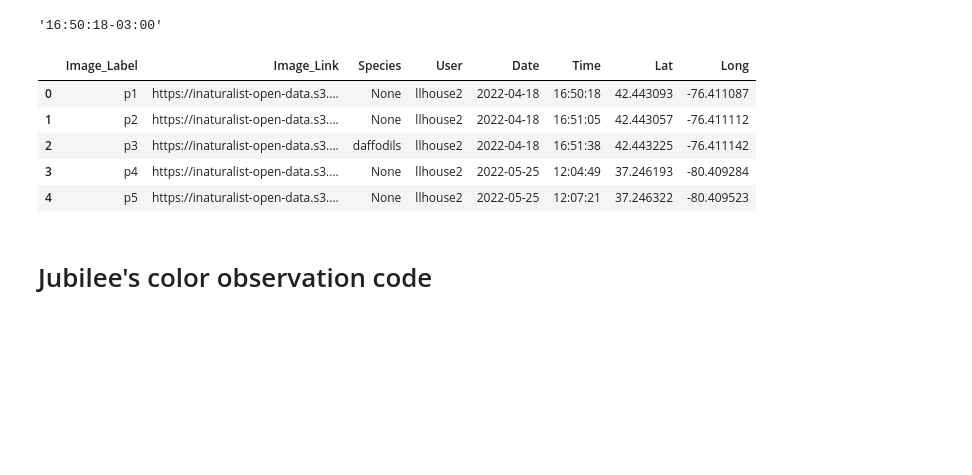
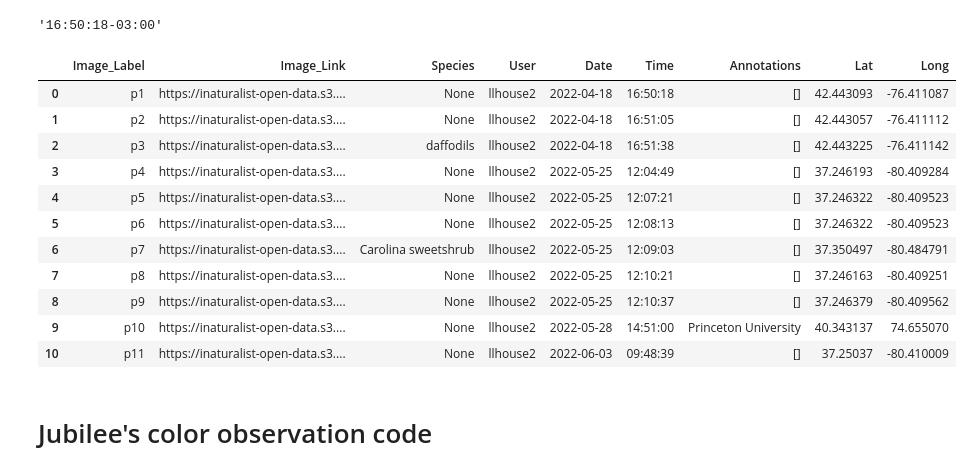
Before and after one commit to JiayueLin-CS/Quest_Project_2022, a Jupyter notebook: Quest_Project_2022.ipynb, the cells around one changed output. Cells and saved outputs as stored; diff of their text form; code cells hidden in the pictures; blank space fills up the shorter version.

Commit message:
update annotations

```diff
--- a/Quest_Project_2022.ipynb
+++ b/Quest_Project_2022.ipynb
@@ -36,6 +34,8 @@ df_user_login = []
 # Store public/positional accuracy
 # df_pos_acc = []
 # df_pub_pos_acc = []
+# Store annotations
+df_annotations = []
 
 for obs in observations['results']:
     # From dict to dataframe
@@ -55,6 +55,11 @@ for obs in observations['results']:
     else:
         lat = '             40.343137'
         lon = '             74.655070'
+    # Get annotations
+    if obs.get('annotations') is not None and lat == '             40.343137' and lon == '             74.655070':
+        anno = 'Princeton University'
+    else:
+        anno = obs.get('annotations')
         # pos_acc = 'None'
         # pub_pos_acc = 'None'
     # Get site url
@@ -82,6 +87,7 @@ for obs in observations['results']:
     df_user_login.append(user_login)
     # df_pos_acc.append(pos_acc)
     # df_pub_pos_acc.append(pub_pos_acc)
+    df_annotations.append(anno)
 
 # Concatenate all dataframes
 iNatStruct = pd.concat(df_list)
@@ -95,6 +101,7 @@ iNatStruct['site_url'] = df_site_url
 iNatStruct['User'] = df_user_login
 # iNatStruct['positional_accuracy'] = df_pos_acc
 # iNatStruct['public_positional_accuracy'] = df_pub_pos_acc
+iNatStruct['annotations'] = df_annotations
 
 # Replace image size from 'square' to 'medium' and 'large'
 iNatStruct['Image_Link'] = iNatStruct['square_image_url'].replace('square', 'medium', regex=True)
@@ -105,6 +112,7 @@ iNatStruct = iNatStruct.reset_index()
 # iNatStruct = iNatStruct.drop(['index'], axis=1)
 
 iNatStruct
+# observations['results']
 # %% [output]
 |  | index | quality_grade | time_observed_at | taxon_geoprivacy | annotations | uuid | id | ... |
 | 0 | 0 | casual | 2022-04-18T16:50:18-03:00 | None | [] | e2e206d6-9515-484b-aa6f-367d15bda0d8 | 111964021 | ... |
@@ -174,26 +183,33 @@ def removeChara(char):
 iNatStruct['observed_time'] = iNatStruct.observed_time.map(lambda t: removeChara(t))
 # %%
 # Rename columns
-iNatStruct.rename(columns = {'species_guess':'Species', 'observed_date':'Date', 'observed_time':'Time', 'latitude':'Lat', 'longitude':'Long'}, inplace = True)
+iNatStruct.rename(columns = {'species_guess':'Species', 'observed_date':'Date', 'observed_time':'Time',
+                             'annotations':'Annotations', 'latitude':'Lat', 'longitude':'Long'}, inplace = True)
 
 # The structured dataframe is now ready
-iNatStruct = iNatStruct[["Image_Link", "Species", "User", "Date", "Time", "Lat", "Long"]]
+iNatStruct = iNatStruct[["Image_Link", "Species", "User", "Date", "Time", "Annotations", "Lat", "Long"]]
 
 # Add p_ column
 p_lab = ['p'+str(s+1) for s in iNatStruct.index]
 iNatStruct.insert(0, "Image_Label", p_lab)
 
 # Sort DataFrame by date and time
 iNatStruct = iNatStruct.sort_values(['Date', 'Time'], ascending = [True, True])
 
-iNatStruct.head()
+iNatStruct
 # %% [output]
-|  | Image_Label | Image_Link | Species | User | Date | Time | Lat | Long |
-| 0 | p1 | https://inaturalist-open-data.s3.... | None | llhouse2 | 2022-04-18 | 16:50:18 | 42.443093 | -76.411087 |
-| 1 | p2 | https://inaturalist-open-data.s3.... | None | llhouse2 | 2022-04-18 | 16:51:05 | 42.443057 | -76.411112 |
-| 2 | p3 | https://inaturalist-open-data.s3.... | daffodils | llhouse2 | 2022-04-18 | 16:51:38 | 42.443225 | -76.411142 |
-| 3 | p4 | https://inaturalist-open-data.s3.... | None | llhouse2 | 2022-05-25 | 12:04:49 | 37.246193 | -80.409284 |
-| 4 | p5 | https://inaturalist-open-data.s3.... | None | llhouse2 | 2022-05-25 | 12:07:21 | 37.246322 | -80.409523 |
+|  | Image_Label | Image_Link | Species | User | Date | Time | Annotations | Lat | Long |
+| 0 | p1 | https://inaturalist-open-data.s3.... | None | llhouse2 | 2022-04-18 | 16:50:18 | [] | 42.443093 | -76.411087 |
+| 1 | p2 | https://inaturalist-open-data.s3.... | None | llhouse2 | 2022-04-18 | 16:51:05 | [] | 42.443057 | -76.411112 |
+| 2 | p3 | https://inaturalist-open-data.s3.... | daffodils | llhouse2 | 2022-04-18 | 16:51:38 | [] | 42.443225 | -76.411142 |
+| 3 | p4 | https://inaturalist-open-data.s3.... | None | llhouse2 | 2022-05-25 | 12:04:49 | [] | 37.246193 | -80.409284 |
+| 4 | p5 | https://inaturalist-open-data.s3.... | None | llhouse2 | 2022-05-25 | 12:07:21 | [] | 37.246322 | -80.409523 |
+| 5 | p6 | https://inaturalist-open-data.s3.... | None | llhouse2 | 2022-05-25 | 12:08:13 | [] | 37.246322 | -80.409523 |
+| 6 | p7 | https://inaturalist-open-data.s3.... | Carolina sweetshrub | llhouse2 | 2022-05-25 | 12:09:03 | [] | 37.350497 | -80.484791 |
+| 7 | p8 | https://inaturalist-open-data.s3.... | None | llhouse2 | 2022-05-25 | 12:10:21 | [] | 37.246163 | -80.409251 |
+| 8 | p9 | https://inaturalist-open-data.s3.... | None | llhouse2 | 2022-05-25 | 12:10:37 | [] | 37.246379 | -80.409562 |
+| 9 | p10 | https://inaturalist-open-data.s3.... | None | llhouse2 | 2022-05-28 | 14:51:00 | Princeton University | 40.343137 | 74.655070 |
+| 10 | p11 | https://inaturalist-open-data.s3.... | None | llhouse2 | 2022-06-03 | 09:48:39 | [] | 37.25037 | -80.410009 |
 # %% [markdown]
 # Jubilee's color observation code
 # %% [markdown]
```
Also changed, not shown: parts of 5 cells of this notebook, 2 other files.
